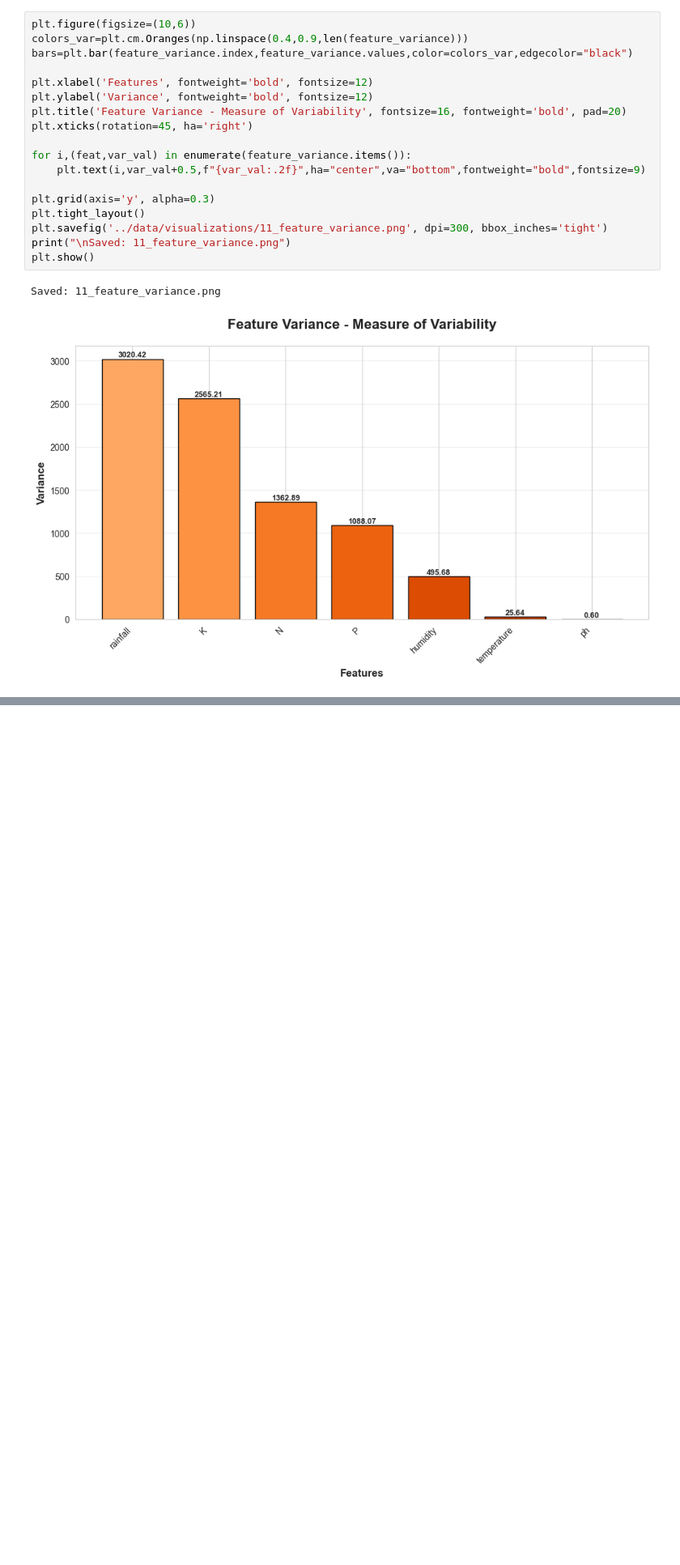
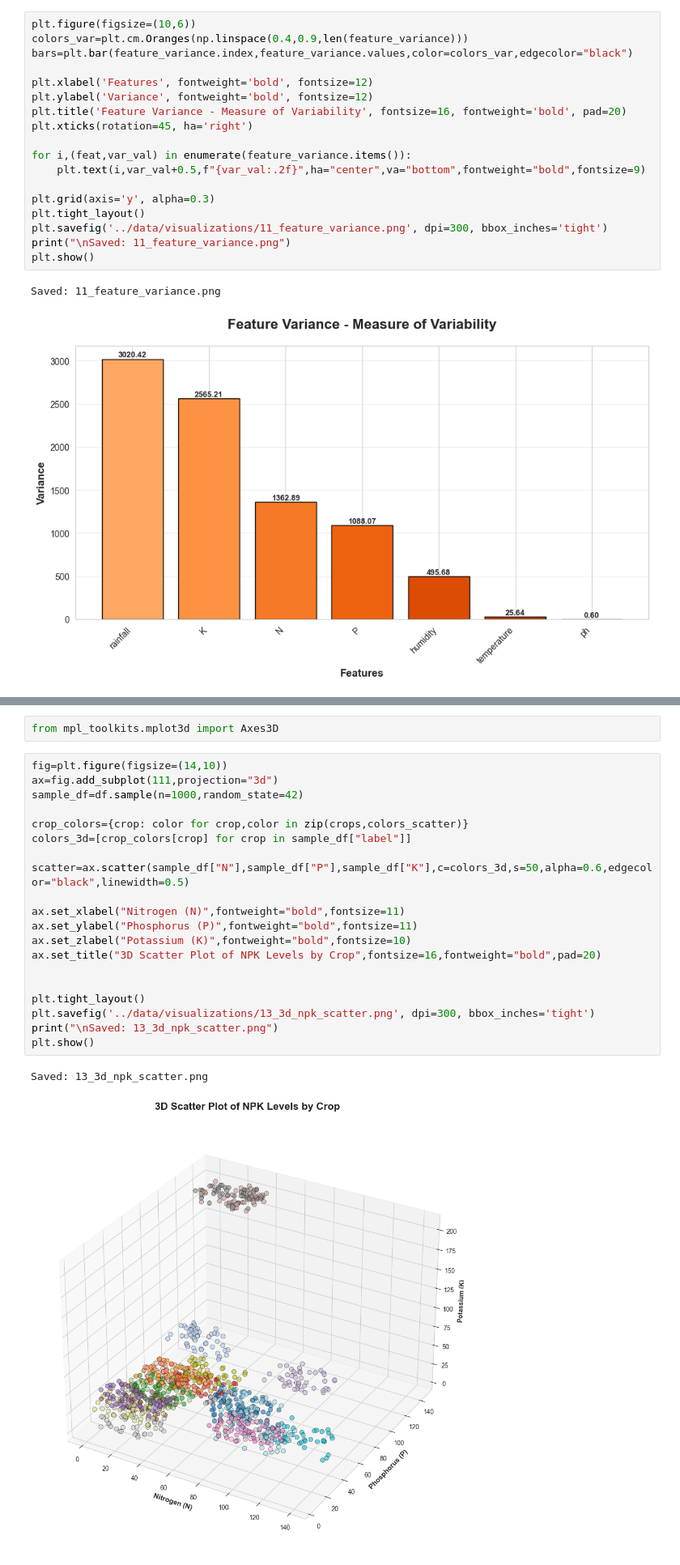
Before and after one commit to x-neon-nexus-o/AI-Powered-Crop-Recommendation-System-with-Explainable-AI-and-Economic-Analysis, a Jupyter notebook: notebooks/3.Exploratory Data Analysis.ipynb, the cells around one changed output, grey strips where cells are left out. Shown at 81% size. Cells and saved outputs as stored; diff of their text form; blank space fills up the shorter version.

```diff
--- a/notebooks/3.Exploratory Data Analysis.ipynb
+++ b/notebooks/3.Exploratory Data Analysis.ipynb
@@ -573,0 +613,25 @@ Saved: 11_feature_variance.png
+# %%
+from mpl_toolkits.mplot3d import Axes3D
+# %%
+fig=plt.figure(figsize=(14,10))
+ax=fig.add_subplot(111,projection="3d")
+sample_df=df.sample(n=1000,random_state=42)
+
+crop_colors={crop: color for crop,color in zip(crops,colors_scatter)}
+colors_3d=[crop_colors[crop] for crop in sample_df["label"]]
+
+scatter=ax.scatter(sample_df["N"],sample_df["P"],sample_df["K"],c=colors_3d,s=50,alpha=0.6,edgecolor="black",linewidth=0.5)
+
+ax.set_xlabel("Nitrogen (N)",fontweight="bold",fontsize=11)
+ax.set_ylabel("Phosphorus (P)",fontweight="bold",fontsize=11)
+ax.set_zlabel("Potassium (K)",fontweight="bold",fontsize=10)
+ax.set_title("3D Scatter Plot of NPK Levels by Crop",fontsize=16,fontweight="bold",pad=20)
+
+
+plt.tight_layout()
+plt.savefig('../data/visualizations/13_3d_npk_scatter.png', dpi=300, bbox_inches='tight')
+print("\nSaved: 13_3d_npk_scatter.png")
+plt.show()
+# %% [output]
+Saved: 13_3d_npk_scatter.png
+[figure, added]
```
Also changed, not shown: parts of 26 cells of this notebook, 7 other files.
